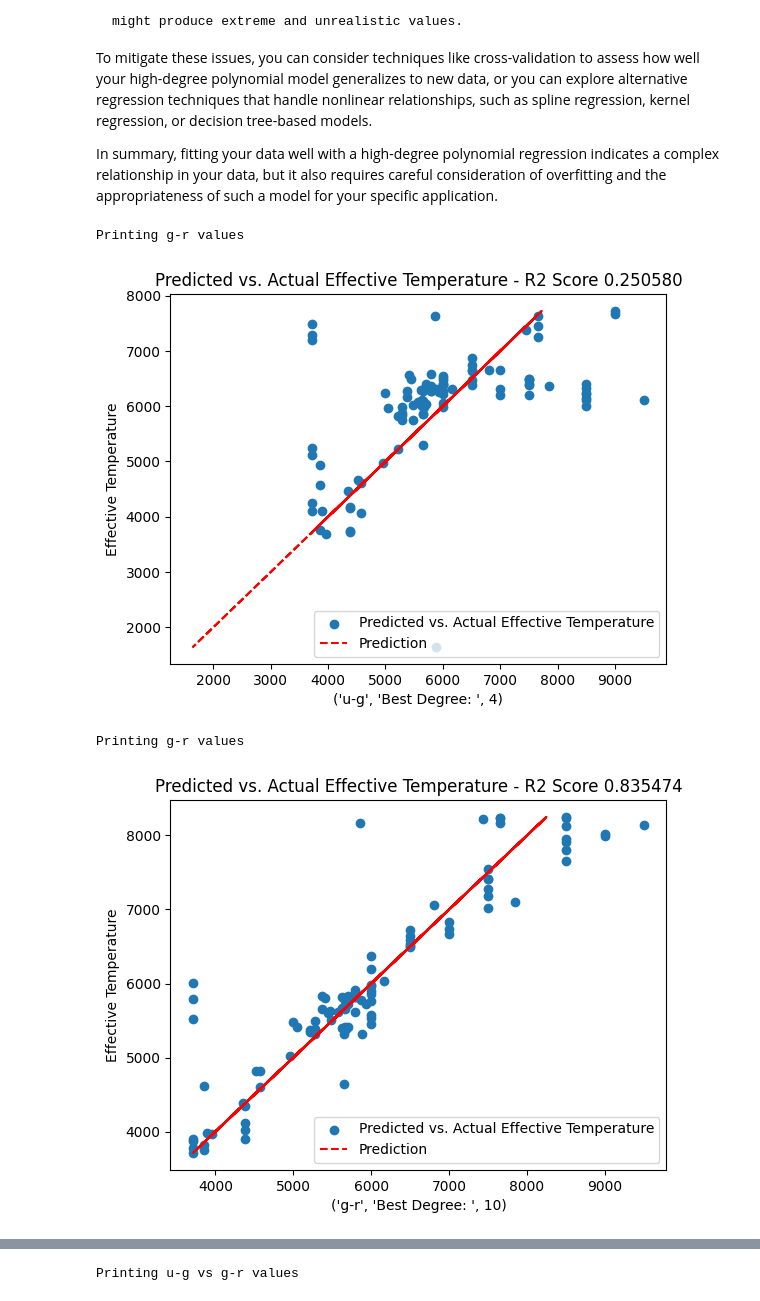
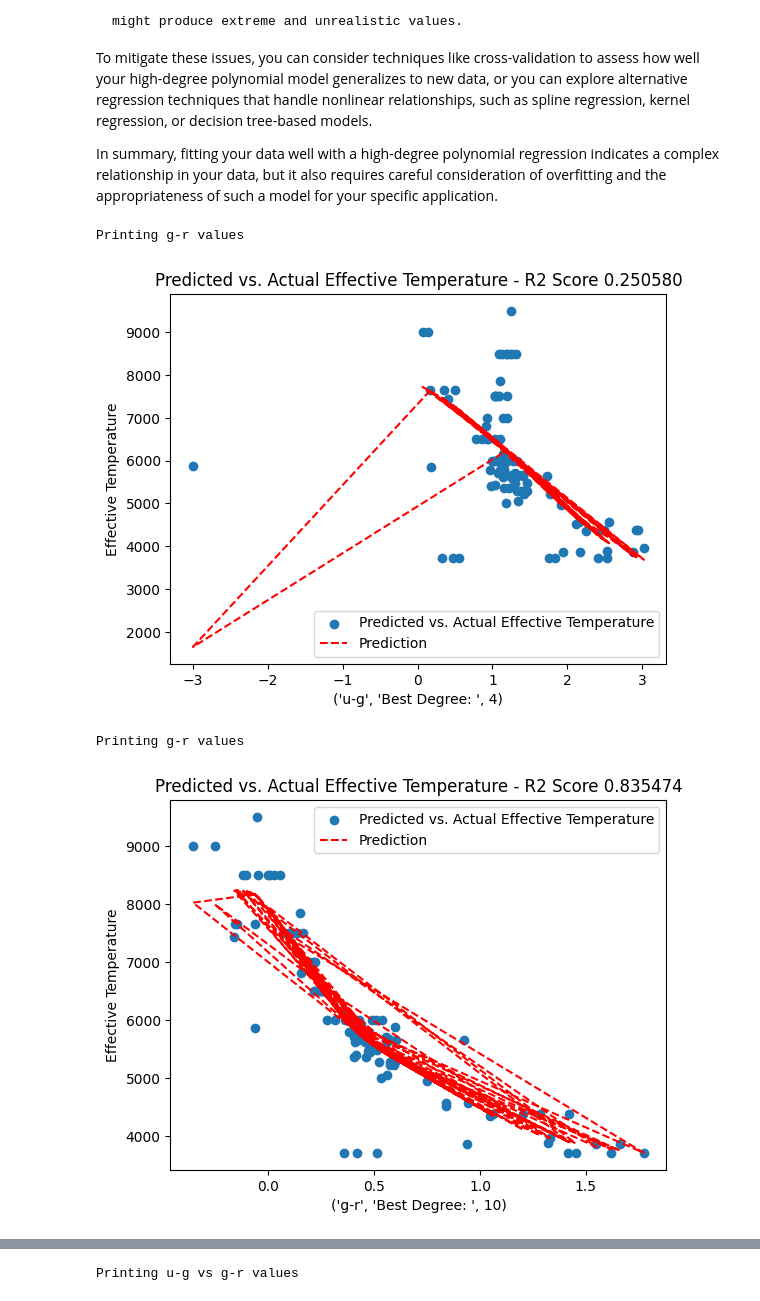
Before and after one commit to PhillipPhan1024/FRI-Feasibility-Study, a Jupyter notebook: Main.ipynb, the cells around one changed output, grey strips where cells are left out. Cells and saved outputs as stored; diff of their text form; code cells hidden in the pictures.

Commit message:
fixed graph

```diff
--- a/Main.ipynb
+++ b/Main.ipynb
@@ -60,34 +60,32 @@ x_train_reshape = x_train.values.reshape(-1, 1)
 x_test_reshape = x_test.values.reshape(-1, 1)
 
 best_score = 0
-best_y = None
 best_prediction = None
 best_degree = 0
 
-print("Printing g-r values")
+print("Printing u-g values")
 for i in range(1, 11):
     poly = PolynomialFeatures(degree=i)
 
-    x_train = poly.fit_transform(x_train_reshape)
-    x_test = poly.fit_transform(x_test_reshape)
+    x_train_tf = poly.fit_transform(x_train_reshape)
+    x_test_tf = poly.fit_transform(x_test_reshape)
 
     model = LinearRegression()
-    model.fit(x_train, y_train)
+    model.fit(x_train_tf, y_train)
 
-    predictions = model.predict(x_test)
+    predictions = model.predict(x_test_tf)
 
     r2 = r2_score(y_test, predictions)
 
     if r2 > best_score:
         best_score = r2
-        best_y = y_test
         best_prediction = predictions
         best_degree = i
 
 description = "u-g", "Best Degree: ", best_degree
 
-plt.scatter(best_y, best_prediction, label="Predicted vs. Actual Effective Temperature")
-plt.plot(best_prediction, best_prediction, color='red', linestyle='--', label='Prediction')
+plt.scatter(x_test, y_test, label="Predicted vs. Actual Effective Temperature")
+plt.plot(x_test, best_prediction, color='red', linestyle='--', label='Prediction')
 plt.xlabel(description)
 plt.ylabel('Effective Temperature')
 plt.title('Predicted vs. Actual Effective Temperature - R2 Score {:2f}'.format(best_score))
@@ -95,49 +93,47 @@ plt.legend()
 plt.show()
 # %% [output]
 Printing g-r values
-[figure, old version]
+[figure, new version]
 # %%
 x_train, x_test, y_train, y_test = train_test_split(color_filters_df["g_r"], color_filters_df["temperature"], test_size=0.2, random_state=42)
 x_train_reshape = x_train.values.reshape(-1, 1)
 x_test_reshape = x_test.values.reshape(-1, 1)
 
 best_score = 0
-best_y = None
 best_prediction = None
 best_degree = 0
 
 print("Printing g-r values")
 for i in range(1, 11):
     poly = PolynomialFeatures(degree=i)
 
-    x_train = poly.fit_transform(x_train_reshape)
-    x_test = poly.fit_transform(x_test_reshape)
+    x_train_tf = poly.fit_transform(x_train_reshape)
+    x_test_tf = poly.fit_transform(x_test_reshape)
 
     model = LinearRegression()
-    model.fit(x_train, y_train)
+    model.fit(x_train_tf, y_train)
 
-    predictions = model.predict(x_test)
+    predictions = model.predict(x_test_tf)
 
     r2 = r2_score(y_test, predictions)
 
     if r2 > best_score:
         best_score = r2
-        best_y = y_test
         best_prediction = predictions
         best_degree = i
 
 description = "g-r", "Best Degree: ", best_degree
 
-plt.scatter(best_y, best_prediction, label="Predicted vs. Actual Effective Temperature")
-plt.plot(best_prediction, best_prediction, color='red', linestyle='--', label='Prediction')
+plt.scatter(x_test, y_test, label="Predicted vs. Actual Effective Temperature")
+plt.plot(x_test, best_prediction, color='red', linestyle='--', label='Prediction')
 plt.xlabel(description)
 plt.ylabel('Effective Temperature')
 plt.title('Predicted vs. Actual Effective Temperature - R2 Score {:2f}'.format(best_score))
 plt.legend()
 plt.show()
 # %% [output]
 Printing g-r values
-[figure, old version]
+[figure, new version]
 # %%
 x_train, x_test, y_train, y_test = train_test_split(color_filters_df["r_i"], color_filters_df["temperature"], test_size=0.2, random_state=42)
 x_train_reshape = x_train.values.reshape(-1, 1)
```
Also changed, not shown: parts of 3 cells of this notebook.
